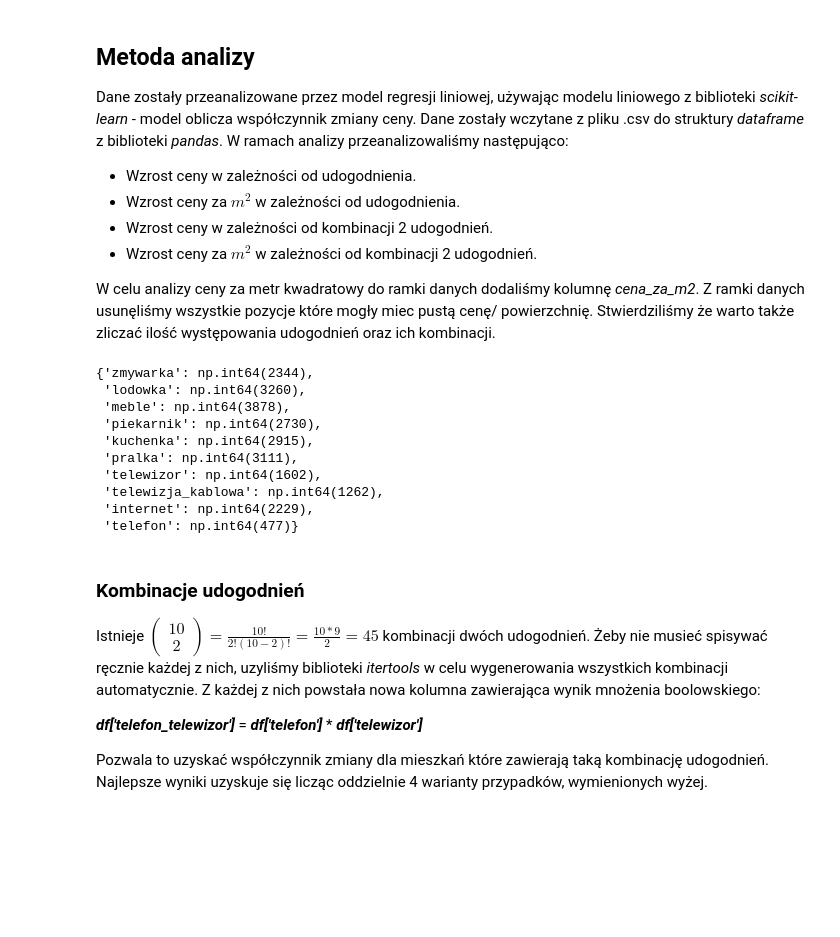
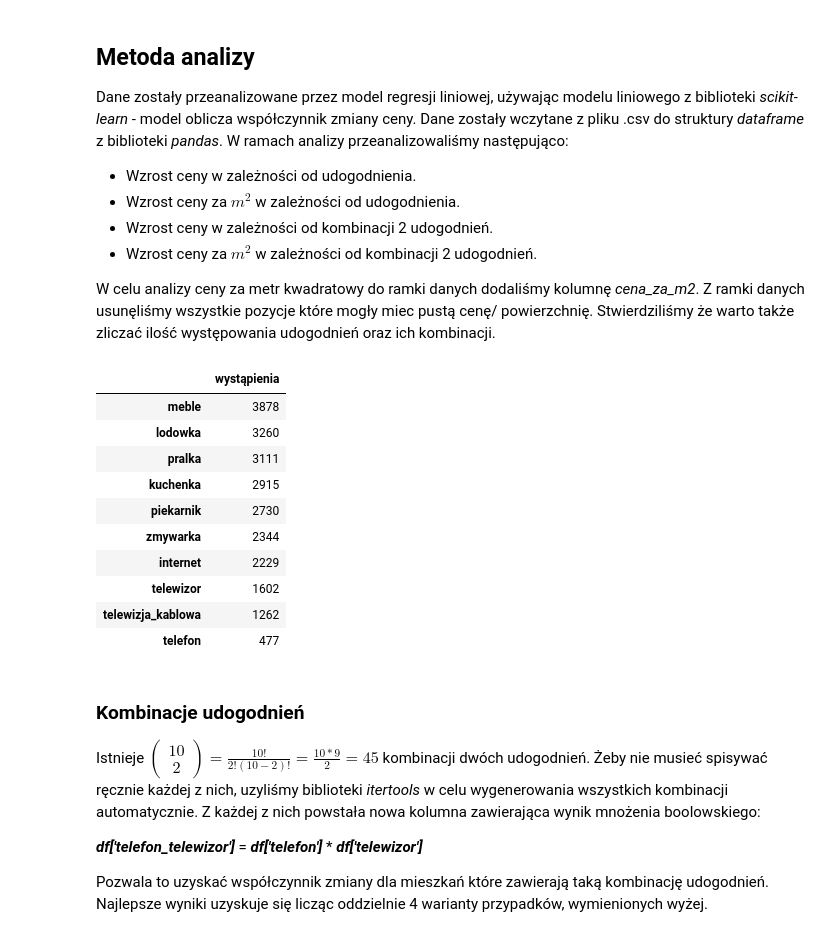
Before and after one commit to Huntarman/otodom-data-analysis, a Jupyter notebook: project.ipynb, the cells around one changed output. Cells and saved outputs as stored; diff of their text form; code cells hidden in the pictures; blank space fills up the shorter version.

```diff
--- a/project.ipynb
+++ b/project.ipynb
@@ -24,34 +24,37 @@ W celu analizy ceny za metr kwadratowy do ramki danych dodaliśmy kolumnę *cena
 # %%
 import pandas as pd
 import itertools
 from sklearn.linear_model import LinearRegression
 
 df = pd.read_csv("otodom_all.csv", sep=';', engine='python')
 
 df = df.dropna(subset=['cenaPLN', 'powierzchnia_mkw'])
 df['cena_za_m2'] = df['cenaPLN'] / df['powierzchnia_mkw']
 
 features = [
     'zmywarka', 'lodowka', 'meble', 'piekarnik', 'kuchenka',
     'pralka', 'telewizor', 'telewizja_kablowa', 'internet', 'telefon'
 ]
 
 freq = {}
 for feature in features:
     freq[feature] = df[feature].sum()
 
-freq
+freq_df = pd.DataFrame.from_dict(freq, orient='index', columns=['wystąpienia'])
+freq_df = freq_df.sort_values(by='wystąpienia', ascending=False)
+freq_df
 # %% [output]
-{'zmywarka': np.int64(2344),
- 'lodowka': np.int64(3260),
- 'meble': np.int64(3878),
- 'piekarnik': np.int64(2730),
- 'kuchenka': np.int64(2915),
- 'pralka': np.int64(3111),
- 'telewizor': np.int64(1602),
- 'telewizja_kablowa': np.int64(1262),
- 'internet': np.int64(2229),
- 'telefon': np.int64(477)}
+|  | wystąpienia |
+| meble | 3878 |
+| lodowka | 3260 |
+| pralka | 3111 |
+| kuchenka | 2915 |
+| piekarnik | 2730 |
+| zmywarka | 2344 |
+| internet | 2229 |
+| telewizor | 1602 |
+| telewizja_kablowa | 1262 |
+| telefon | 477 |
 # %% [markdown]
 ### Kombinacje udogodnień
 Istnieje $\left( \begin{array}{c} 10 \\ 2 \end{array} \right) = \frac{10!}{2!(10-2)!} = \frac{10 * 9}{2} = 45$ kombinacji dwóch udogodnień. Żeby nie musieć spisywać ręcznie każdej z nich, uzyliśmy biblioteki *itertools* w celu wygenerowania wszystkich kombinacji automatycznie. Z każdej z nich powstała nowa kolumna zawierająca wynik mnożenia boolowskiego:
```
Also changed, not shown: parts of 9 cells of this notebook, 1 other file.
